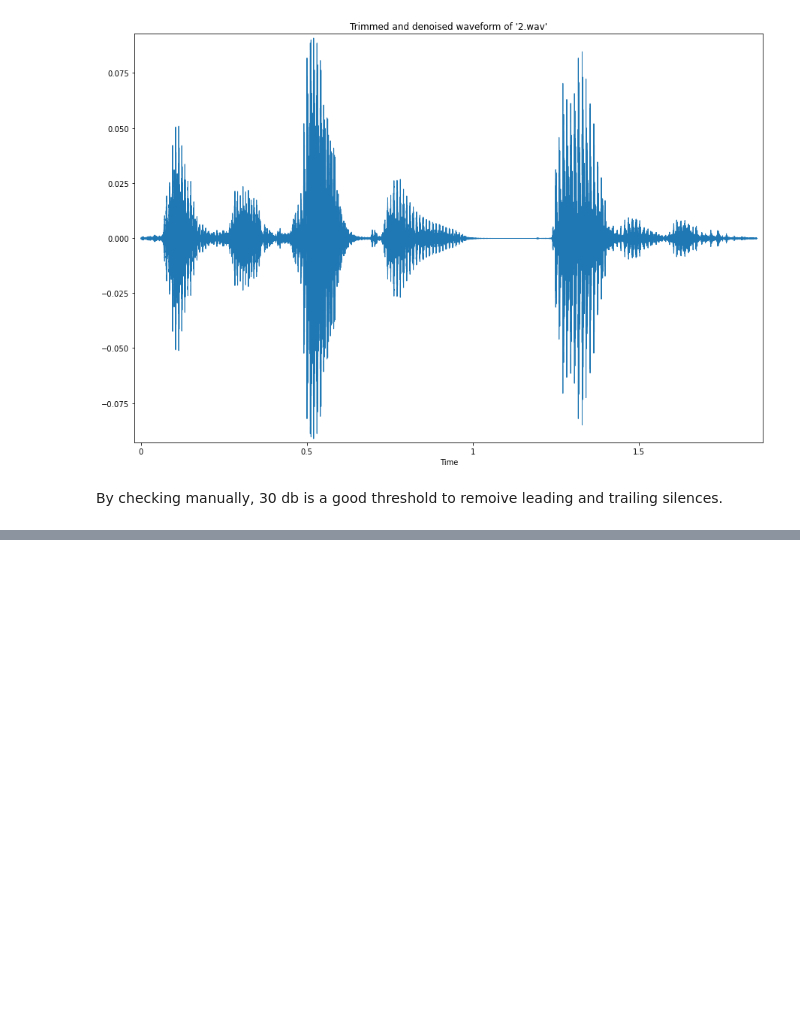
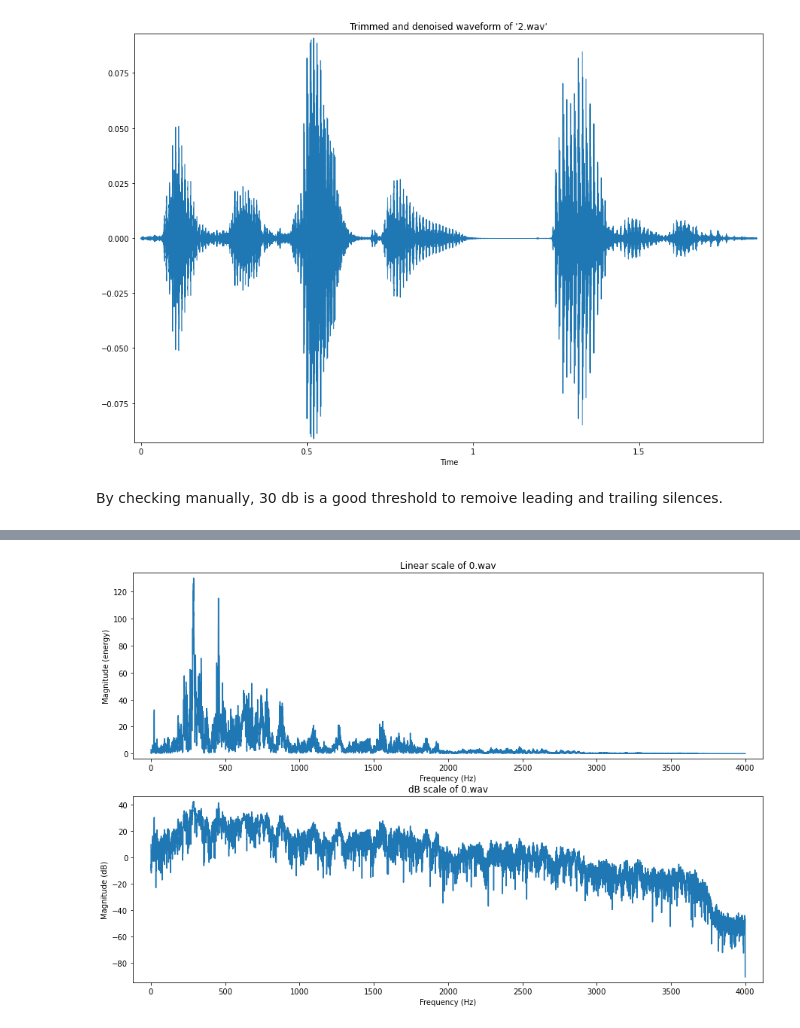
Before and after one commit to notlosca/audio_emotion_classification, a Jupyter notebook: the_one.ipynb, the cells around one changed output, grey strips where cells are left out. Cells and saved outputs as stored; diff of their text form; code cells hidden in the pictures; blank space fills up the shorter version.

```diff
--- a/the_one.ipynb
+++ b/the_one.ipynb
@@ -159,0 +279,4 @@ By checking manually, 30 db is a good threshold to remoive leading and trailing
+# %%
+plot_magnitude_spectrums(signal, sr, file_name)
+# %% [output]
+[figure, added]
```
Also changed, not shown: parts of 15 cells of this notebook.
